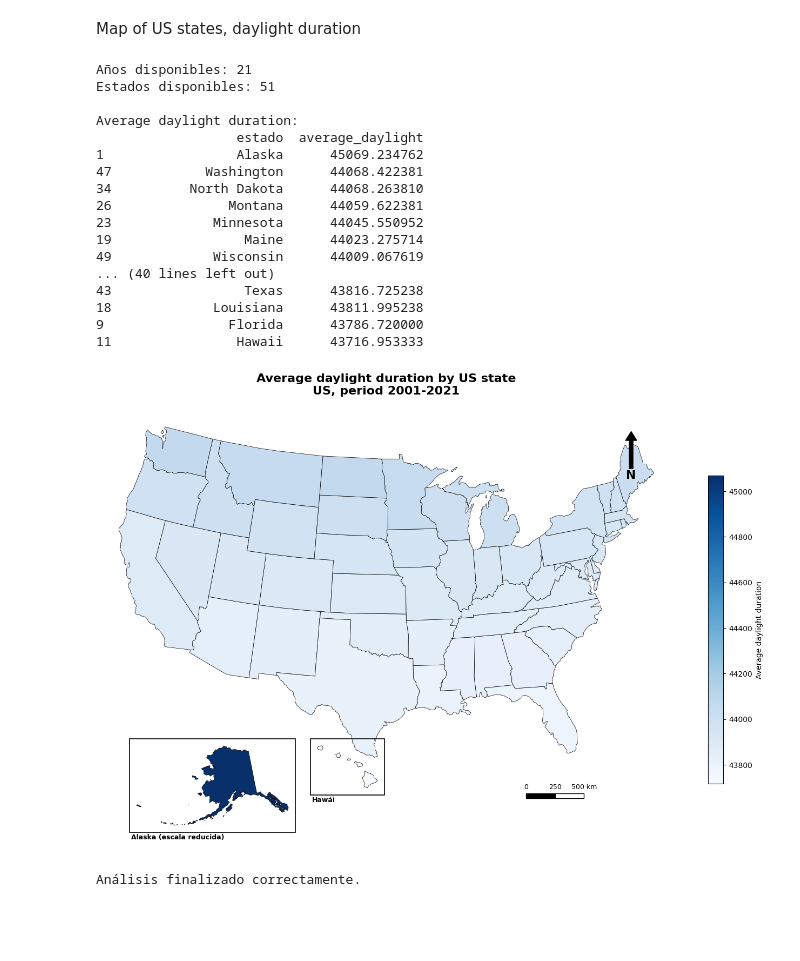
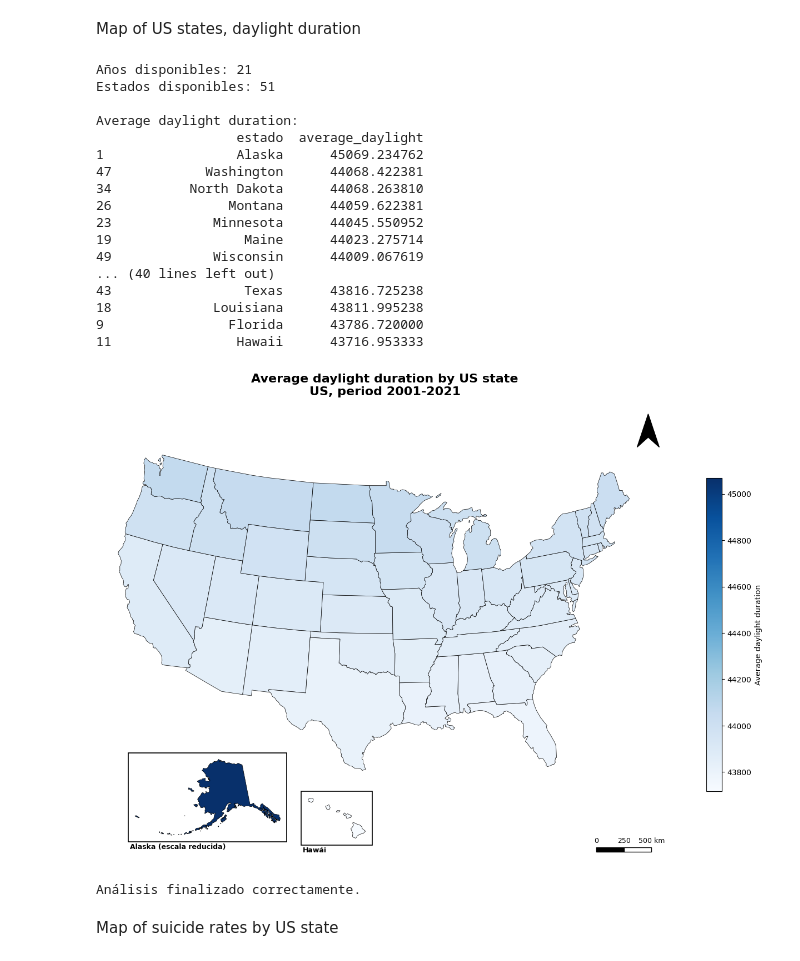
Before and after one commit to Edgarhdzm/Data-analysis-mental-health-and-weather, a Jupyter notebook: weather_suicide.ipynb, the cells around one changed output. Cells and saved outputs as stored; diff of their text form; code cells hidden in the pictures; blank space fills up the shorter version.

```diff
--- a/weather_suicide.ipynb
+++ b/weather_suicide.ipynb
@@ -1867,7 +2175,7 @@ Map of US states, daylight duration
 import pandas as pd
 import geopandas as gpd
 import matplotlib.pyplot as plt
-from matplotlib.patches import Rectangle
+from matplotlib.patches import Rectangle, Polygon
 
 # --------------------------------------------------
 # 1. CARGAR LOS DATOS
@@ -1965,7 +2273,8 @@ y_top = con_miny + 100_000   # altura superior de los recuadros
 ak = colocar(ak, con_minx + 150_000, y_top)
 ak_minx, ak_miny, ak_maxx, ak_maxy = ak.total_bounds
 
-hi = colocar(hi, ak_maxx + 250_000, y_top)
+bajada_hawai = 350_000   # cuánto se baja Hawái respecto a Alaska (m)
+hi = colocar(hi, ak_maxx + 250_000, y_top - bajada_hawai)
 hi_minx, hi_miny, hi_maxx, hi_maxy = hi.total_bounds
 
 mapa_plot = gpd.GeoDataFrame(
@@ -2011,12 +2320,27 @@ def recuadro(minx, miny, maxx, maxy, texto):
 recuadro(ak_minx, ak_miny, ak_maxx, ak_maxy, "Alaska (escala reducida)")
 recuadro(hi_minx, hi_miny, hi_maxx, hi_maxy, "Hawái")
 
-# ---- Barra de escala (500 km, tramos de 250 km) ----
-# Válida para los estados contiguos y Hawái
-sb_x0 = con_maxx - 1_100_000
-sb_y0 = con_miny - 350_000
+# Límites con margen extra arriba y a la derecha para que quepa la flecha
+ax.set_xlim(con_minx - 150_000, con_maxx + 350_000)
+ax.set_ylim(ak_miny - margen - 150_000, con_maxy + 400_000)
+
+# Esquinas reales del mapa (se usan para anclar escala y flecha)
+xmin, xmax = ax.get_xlim()
+ymin, ymax = ax.get_ylim()
+
+# Límites con margen extra arriba y a la derecha para que quepa la flecha
+ax.set_xlim(con_minx - 150_000, con_maxx + 350_000)
+ax.set_ylim(ak_miny - margen - 150_000, con_maxy + 400_000)
+
+# Esquinas reales del mapa (se usan para anclar escala y flecha)
+xmin, xmax = ax.get_xlim()
+ymin, ymax = ax.get_ylim()
+
+# ---- Barra de escala: esquina inferior derecha (500 km) ----
 tramo = 250_000
 alto = 40_000
+sb_x0 = xmax - 2 * tramo - 150_000
+sb_y0 = ymin + 60_000
 
 for i in range(2):
     ax.add_patch(Rectangle(
@@ -2031,21 +2355,24 @@ for i, etiqueta in enumerate(["0", "250", "500 km"]):
         ha="center", va="bottom", fontsize=9
     )
 
-# ---- Flecha del norte ----
-ax.annotate(
-    "N",
-    xy=(0.93, 0.95),
-    xytext=(0.93, 0.85),
-    xycoords="axes fraction",
-    textcoords="axes fraction",
-    ha="center", va="center",
-    fontsize=16, fontweight="bold",
-    arrowprops=dict(facecolor="black", width=5, headwidth=15)
-)
+# ---- Flecha del norte: esquina superior derecha ----
+alto_flecha = 300_000      # altura de la flecha (m)
+ancho_flecha = 200_000     # anchura de la flecha (m)
+fx = xmax - 180_000        # centro horizontal
+fy = ymax - 30_000         # punta de la flecha
 
-# Límites para que quepa todo
-ax.set_xlim(con_minx - 150_000, con_maxx + 150_000)
-ax.set_ylim(ak_miny - margen - 150_000, con_maxy + 150_000)
+ax.add_patch(Polygon(
+    [
+        (fx, fy),                                    # punta
+        (fx + ancho_flecha / 2, fy - alto_flecha),   # esquina inferior derecha
+        (fx, fy - 0.7 * alto_flecha),                # muesca central
+        (fx - ancho_flecha / 2, fy - alto_flecha),   # esquina inferior izquierda
+    ],
+    closed=True,
+    facecolor="black",
+    edgecolor="black",
+    linewidth=1
+))
 
 ax.set_title(
     "Average daylight duration by US state\n"
@@ -2057,32 +2384,34 @@ ax.set_axis_off()
 plt.tight_layout()
 
 plt.savefig("mapa_daylight_eeuu_2001_2021.png", dpi=300, bbox_inches="tight")
 plt.show()
 
 # --------------------------------------------------
 # 7. EXPORTAR LOS RESULTADOS
 # --------------------------------------------------
 
 media_precipitacion.to_csv("media_daylight_por_estado.csv", index=False)
 
 print("\nAnálisis finalizado correctamente.")
 # %% [output]
 Años disponibles: 21
 Estados disponibles: 51
 
 Average daylight duration:
                   estado  average_daylight
 1                 Alaska      45069.234762
 47            Washington      44068.422381
 34          North Dakota      44068.263810
 26               Montana      44059.622381
 23             Minnesota      44045.550952
 19                 Maine      44023.275714
 49             Wisconsin      44009.067619
 ... (40 lines left out)
 43                 Texas      43816.725238
 18             Louisiana      43811.995238
 9                Florida      43786.720000
 11                Hawaii      43716.953333
-[figure, old version]
+[figure, new version]
 Análisis finalizado correctamente.
+# %% [markdown]
+Map of suicide rates by US state
```
Also changed, not shown: parts of 8 cells of this notebook.
